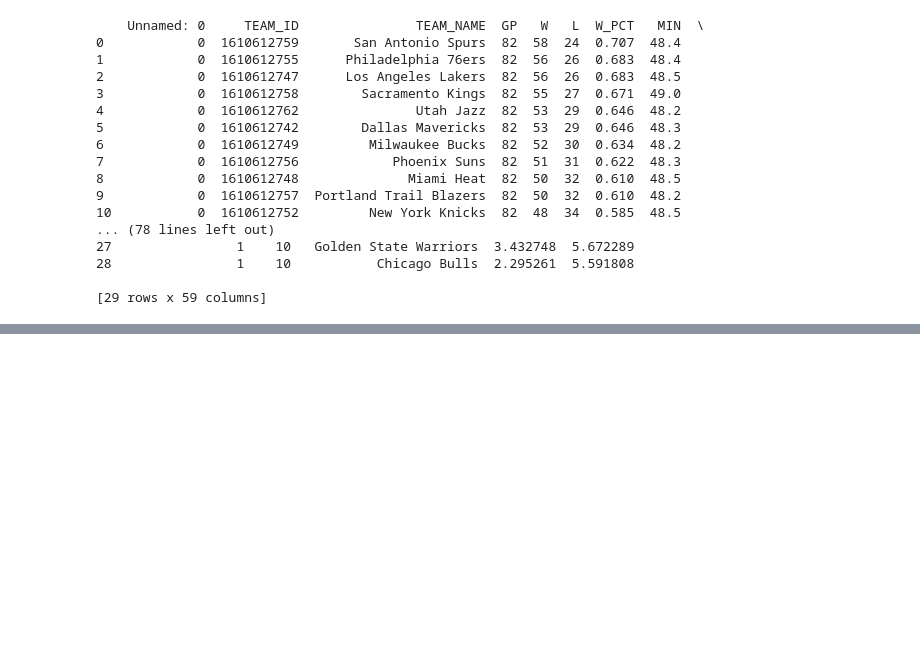
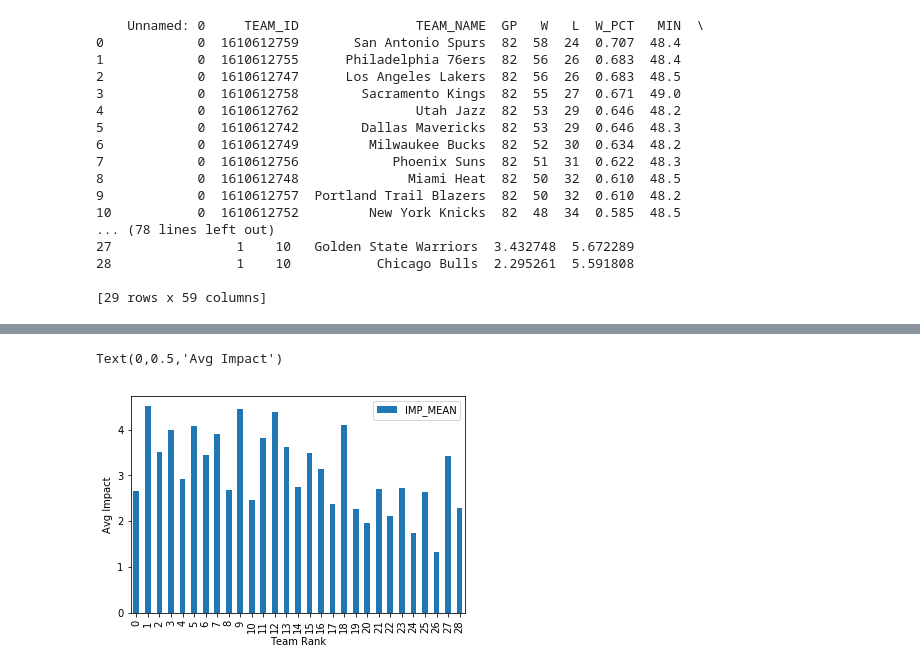
Before and after one commit to AaronWong14/Cogs108ProjectNBA, a Jupyter notebook: Impact Calculation.ipynb, the cells around one changed output, grey strips where cells are left out. Saved outputs shown, nothing was run; the diff lists cells and outputs as text; code cells hidden in the pictures; blank space fills up the shorter version.

Commit message:
added visualizations

```diff
--- a/Impact Calculation.ipynb
+++ b/Impact Calculation.ipynb
@@ -300,3 +300,6 @@ print(lst_ranked_team_impact_df[0])
 28                1    10           Chicago Bulls  2.295261  5.591808
 
 [29 rows x 59 columns]
+# %%
+customers = lst_ranked_team_impact_df[0][['CFPARAMS','IMP_MEAN']]
+customers.set_index('CFPARAMS')
@@ -302,0 +325,7 @@ print(lst_ranked_team_impact_df[0])
+# %%
+my_plot = customers.plot(kind='bar')
+my_plot.set_xlabel("Team Rank")
+my_plot.set_ylabel("Avg Impact")
+# %% [output]
+Text(0,0.5,'Avg Impact')
+[figure, added]
```
Also changed, not shown: parts of 2 cells of this notebook.
